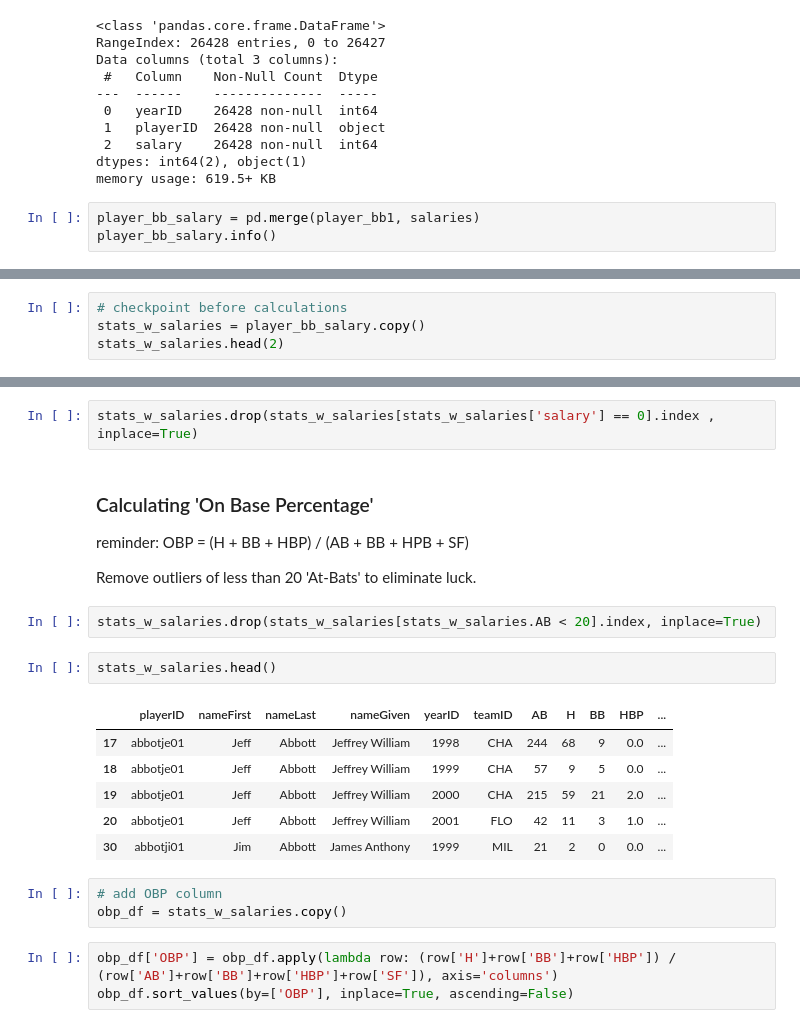
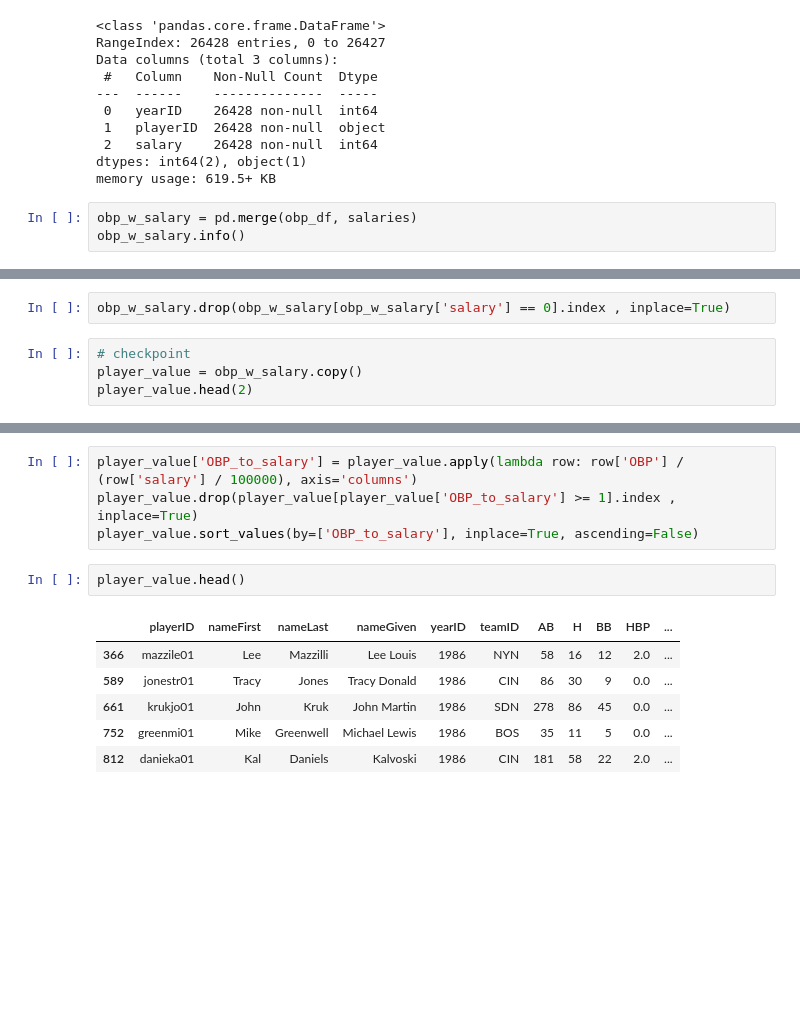
Before and after one commit to mpatterson73/moneyball, a Jupyter notebook: moneyball.ipynb, the cells around one changed output, grey strips where cells are left out. Saved outputs shown, nothing was run; the diff lists cells and outputs as text; blank space fills up the shorter version.

Commit message:
complete: obp to salary ratio

```diff
--- a/moneyball.ipynb
+++ b/moneyball.ipynb
@@ -149,7 +175,7 @@ Data columns (total 3 columns):
 dtypes: int64(2), object(1)
 memory usage: 619.5+ KB
 # %%
-player_bb_salary = pd.merge(player_bb1, salaries)
-player_bb_salary.info()
+obp_w_salary = pd.merge(obp_df, salaries)
+obp_w_salary.info()
 # %% [output]
 <class 'pandas.core.frame.DataFrame'>
@@ -174,6 +207,8 @@ memory usage: 2.8+ MB
+# %%
+obp_w_salary.drop(obp_w_salary[obp_w_salary['salary'] == 0].index , inplace=True)
 # %%
-# checkpoint before calculations
-stats_w_salaries = player_bb_salary.copy()
-stats_w_salaries.head(2)
+# checkpoint
+player_value = obp_w_salary.copy()
+player_value.head(2)
 # %% [output]
 |  | playerID | nameFirst | nameLast | nameGiven | yearID | teamID | AB | H | BB | HBP | ... |
@@ -197,25 +217,13 @@ Name: salary, Length: 3353, dtype: int64
-# %%
-stats_w_salaries.drop(stats_w_salaries[stats_w_salaries['salary'] == 0].index , inplace=True)
-# %% [markdown]
-### Calculating 'On Base Percentage'
-
-reminder: OBP = (H + BB + HBP) / (AB + BB + HPB + SF)
-
-Remove outliers of less than 20 'At-Bats' to eliminate luck.
-# %%
-stats_w_salaries.drop(stats_w_salaries[stats_w_salaries.AB < 20].index, inplace=True)
+# %%
+player_value['OBP_to_salary'] = player_value.apply(lambda row: row['OBP'] / (row['salary'] / 100000), axis='columns')
+player_value.drop(player_value[player_value['OBP_to_salary'] >= 1].index , inplace=True)
+player_value.sort_values(by=['OBP_to_salary'], inplace=True, ascending=False)
 # %%
-stats_w_salaries.head()
+player_value.head()
 # %% [output]
 |  | playerID | nameFirst | nameLast | nameGiven | yearID | teamID | AB | H | BB | HBP | ... |
-| 17 | abbotje01 | Jeff | Abbott | Jeffrey William | 1998 | CHA | 244 | 68 | 9 | 0.0 | ... |
-| 18 | abbotje01 | Jeff | Abbott | Jeffrey William | 1999 | CHA | 57 | 9 | 5 | 0.0 | ... |
-| 19 | abbotje01 | Jeff | Abbott | Jeffrey William | 2000 | CHA | 215 | 59 | 21 | 2.0 | ... |
-| 20 | abbotje01 | Jeff | Abbott | Jeffrey William | 2001 | FLO | 42 | 11 | 3 | 1.0 | ... |
-| 30 | abbotji01 | Jim | Abbott | James Anthony | 1999 | MIL | 21 | 2 | 0 | 0.0 | ... |
+| 366 | mazzile01 | Lee | Mazzilli | Lee Louis | 1986 | NYN | 58 | 16 | 12 | 2.0 | ... |
+| 589 | jonestr01 | Tracy | Jones | Tracy Donald | 1986 | CIN | 86 | 30 | 9 | 0.0 | ... |
+| 661 | krukjo01 | John | Kruk | John Martin | 1986 | SDN | 278 | 86 | 45 | 0.0 | ... |
+| 752 | greenmi01 | Mike | Greenwell | Michael Lewis | 1986 | BOS | 35 | 11 | 5 | 0.0 | ... |
+| 812 | danieka01 | Kal | Daniels | Kalvoski | 1986 | CIN | 181 | 58 | 22 | 2.0 | ... |
-# %%
-# add OBP column
-obp_df = stats_w_salaries.copy()
-# %%
-obp_df['OBP'] = obp_df.apply(lambda row: (row['H']+row['BB']+row['HBP']) / (row['AB']+row['BB']+row['HBP']+row['SF']), axis='columns')
-obp_df.sort_values(by=['OBP'], inplace=True, ascending=False)
```
Also changed, not shown: parts of 16 cells of this notebook.
